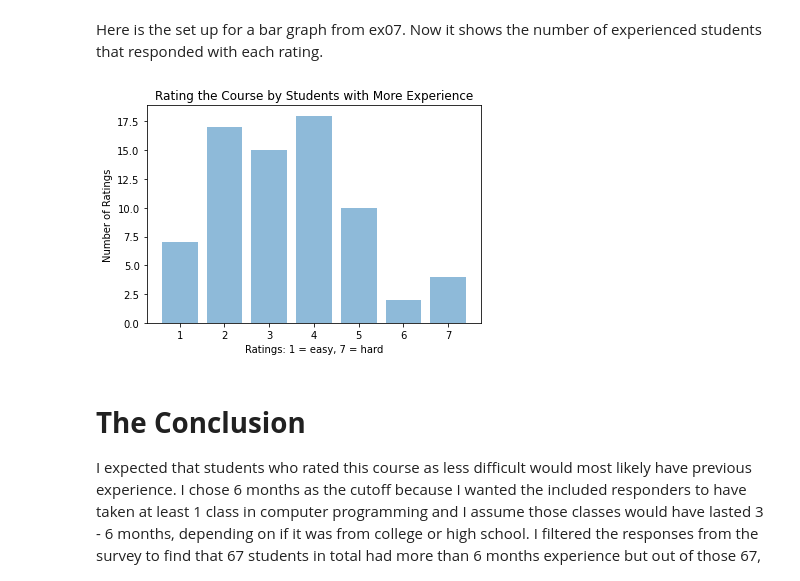
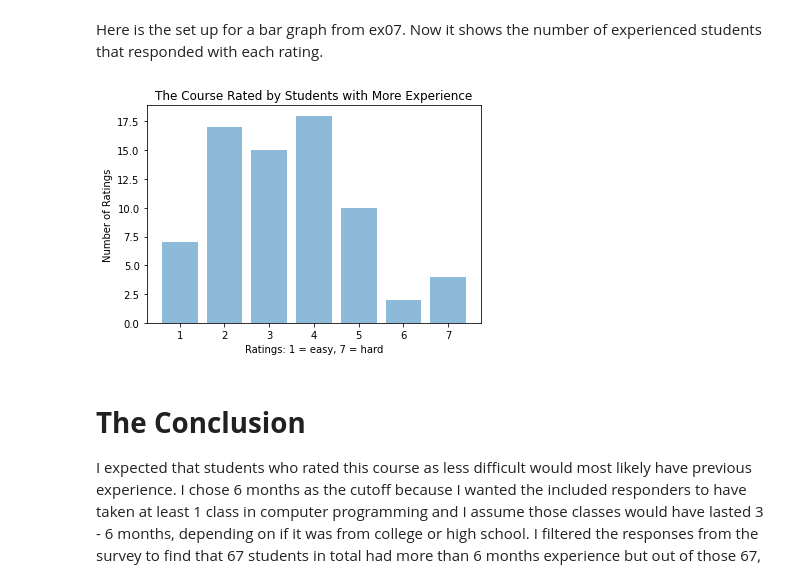
Before and after one commit to j-aurora/comp110-21f-workspace, a Jupyter notebook: projects/pj01/analysis.ipynb, the cells around one changed output. Drawn from its saved outputs; the diff is of its cells as text; code cells hidden in the pictures.

```diff
--- a/projects/pj01/analysis.ipynb
+++ b/projects/pj01/analysis.ipynb
@@ -126,21 +107,21 @@ Here is the set up for a bar graph from ex07. Now it shows the number of experie
 # %%
 import matplotlib.pyplot as plt
 import numpy as np
 import matplotlib.pyplot as plt
 
 labels = ['1', '2', '3', '4', '5', '6', '7']
 y_pos = [0, 1, 2, 3, 4, 5, 6]  # the order the labels will be arranged in bar chart
 performance = [7,17,15,18,10,2,4]
 
 plt.bar(y_pos, performance, align='center', alpha=0.5)
 plt.xticks(y_pos, labels)
 plt.ylabel('Number of Ratings')
 plt.xlabel('Ratings: 1 = easy, 7 = hard')
-plt.title('Rating the Course by Students with More Experience')
+plt.title('The Course Rated by Students with More Experience')
 
 plt.show()
 # %% [output]
-[figure, old version]
+[figure, new version]
 # %% [markdown]
 # **The Conclusion**
 
```
Also changed, not shown: parts of 1 cell of this notebook.
